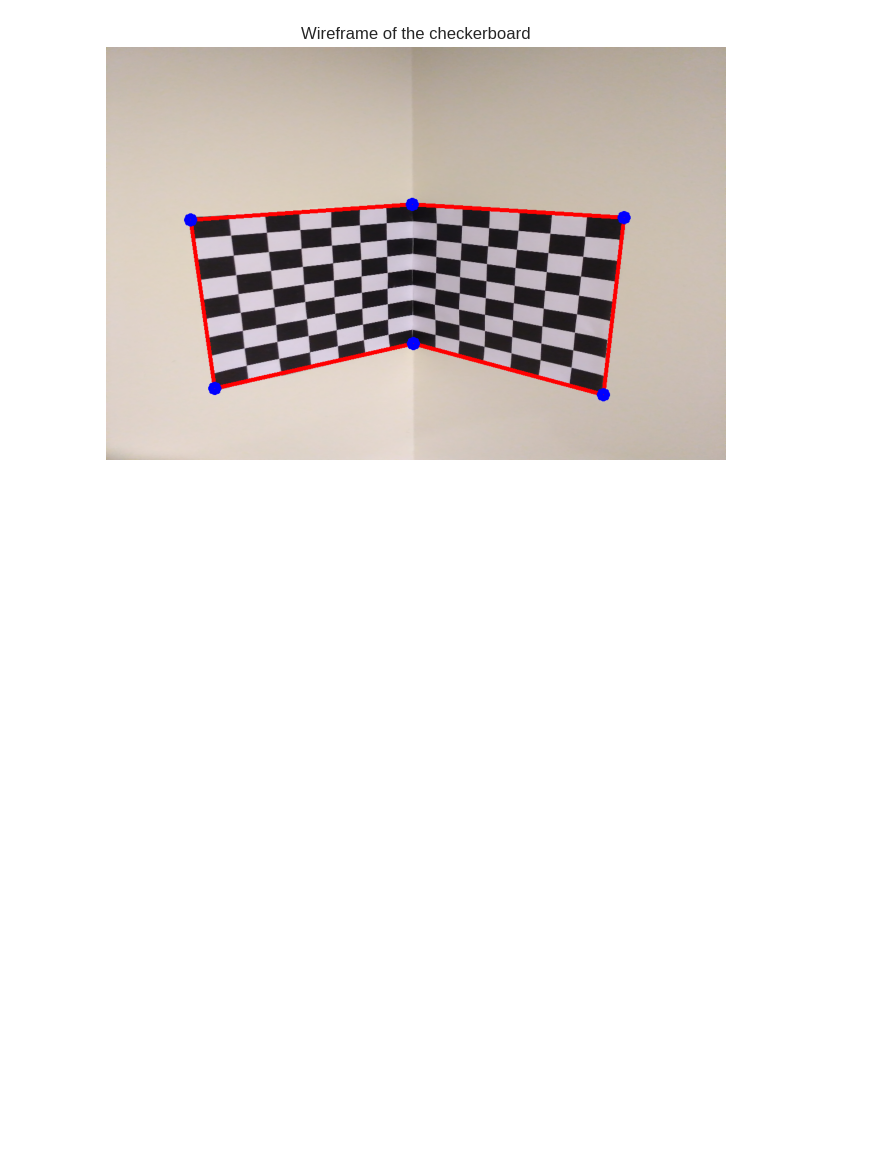
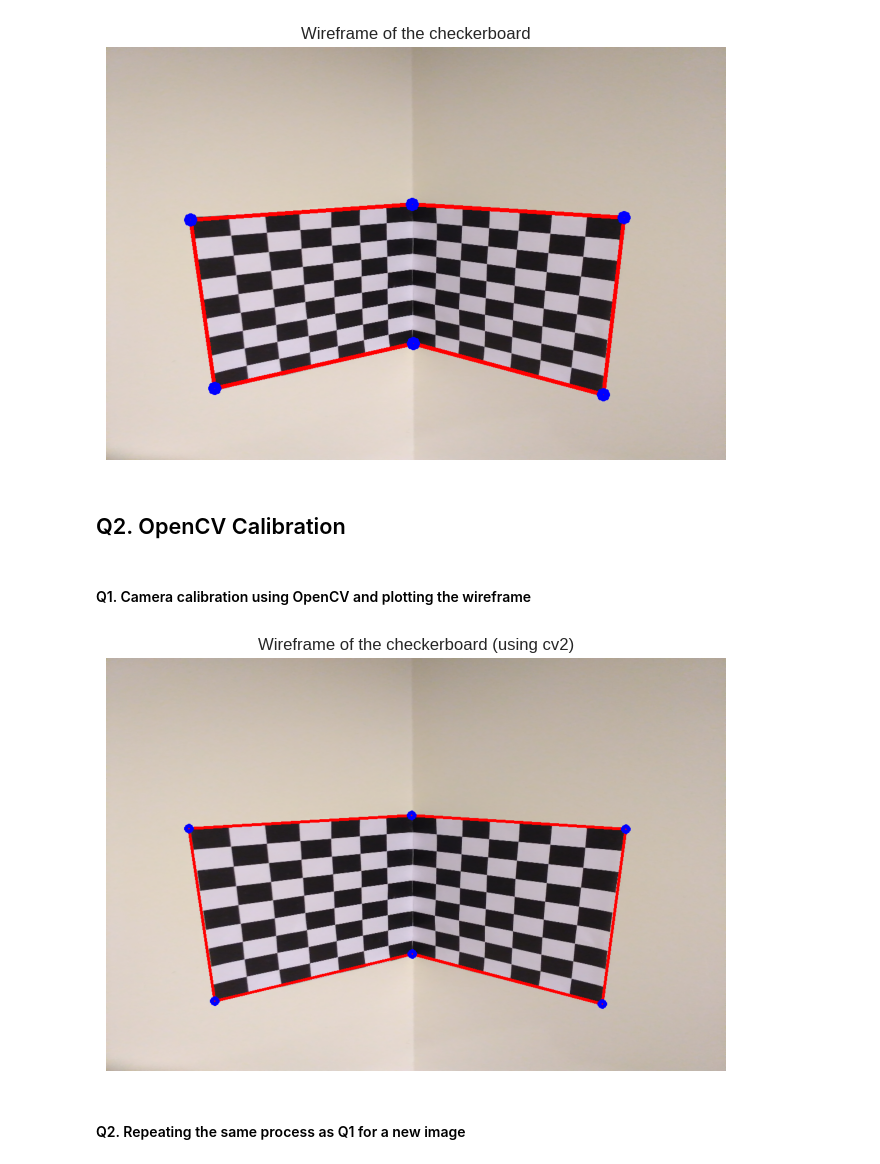
Before and after one commit to FaizalKarim280280/CV-Spring-2024, a Jupyter notebook: A1/main.ipynb, the cells around one changed output. Drawn from its saved outputs; the diff is of its cells as text; code cells hidden in the pictures; blank space fills up the shorter version.

```diff
--- a/A1/main.ipynb
+++ b/A1/main.ipynb
@@ -304,3 +230,56 @@ plt.title('Wireframe of the checkerboard')
 plt.show()
 # %% [output]
 [figure]
+# %% [markdown]
+## Q2. OpenCV Calibration
+# %%
+def draw_corners(img, corners, color=[0, 0, 255.0], connect_lines=False):
+    img = img.copy()
+    n = len(corners)
+
+    if connect_lines:
+        for i in range(n):
+            img = cv2.line(img,
+                           pt1=(int(corners[i][0]), int(corners[i][1])),
+                           pt2=(int(corners[(i + 1) % n][0]), int(corners[(i + 1)%n][1])),
+                           color=[255, 0, 0],
+                           thickness=4)
+
+    for corner in corners:
+        img = cv2.circle(img, (int(corner[0]), int(corner[1])), radius=5, color=color, thickness=5)
+
+    return img
+
+
+points_3d = (np.hstack((points_3d, np.ones((len(points_3d), 1)))) @ np.linalg.inv(T_3d).T)[:, :-1]
+points_2d = (np.hstack((points_2d, np.ones((len(points_2d), 1)))) @ np.linalg.inv(T_2d).T)[:, :-1]
+# %% [markdown]
+#### Q1. Camera calibration using OpenCV and plotting the wireframe
+# %%
+camera_guess = np.array([
+    [img.shape[0], 0, img.shape[0]/2],
+    [0, img.shape[1], img.shape[1]/2],
+    [0, 0, 1]
+])
+
+flags = flags = cv2.CALIB_USE_INTRINSIC_GUESS | cv2.CALIB_FIX_K1 | cv2.CALIB_FIX_K2 | cv2.CALIB_FIX_K3 | cv2.CALIB_FIX_K4 | cv2.CALIB_FIX_K5 | cv2.CALIB_FIX_K6 | cv2.CALIB_ZERO_TANGENT_DIST
+
+_, K, dist_coeff, R, t = cv2.calibrateCamera(objectPoints=[points_3d.astype(np.float32).reshape(-1, 3)],
+                                             imagePoints=[points_2d.astype(np.float32).reshape(-1, 1, 2)],
+                                             imageSize=img_gray.shape[::-1],
+                                             flags=flags,
+                                             cameraMatrix=camera_guess,
+                                             distCoeffs=None)
+# %%
+corners = cv2.projectPoints(outer_corners[:, :3].astype(np.float32).reshape(-1, 3), rvec=R[0], cameraMatrix=K, distCoeffs=dist_coeff, tvec=t[0])[0].reshape(-1, 2)
+
+img_corners = draw_corners(img, corners, color=[0, 0, 255.0], connect_lines=True)
+
+plt.imshow(img_corners)
+plt.title('Wireframe of the checkerboard (using cv2)')
+plt.axis('off')
+plt.show()
+# %% [output]
+[figure, added]
+# %% [markdown]
+#### Q2. Repeating the same process as Q1 for a new image
```
Also changed, not shown: parts of 14 cells of this notebook.
